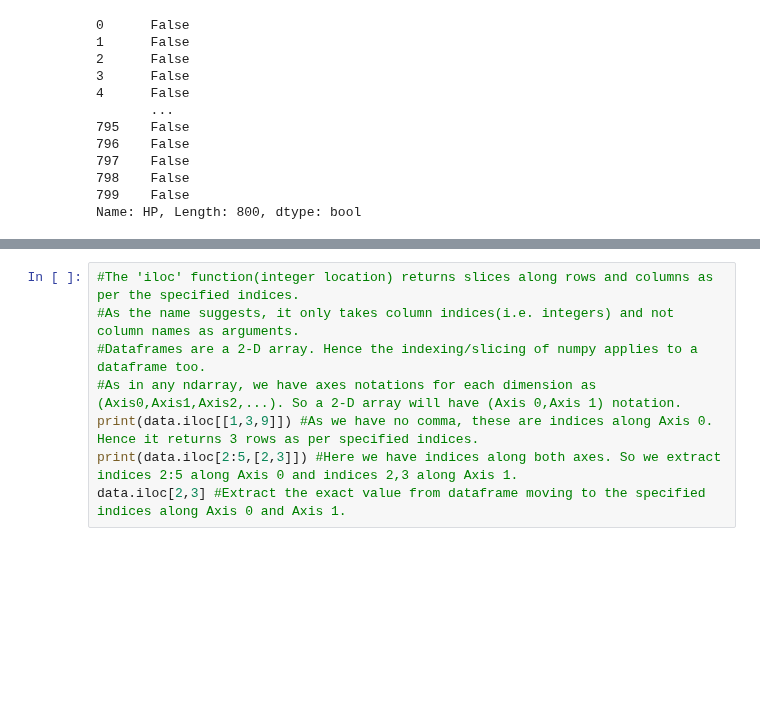
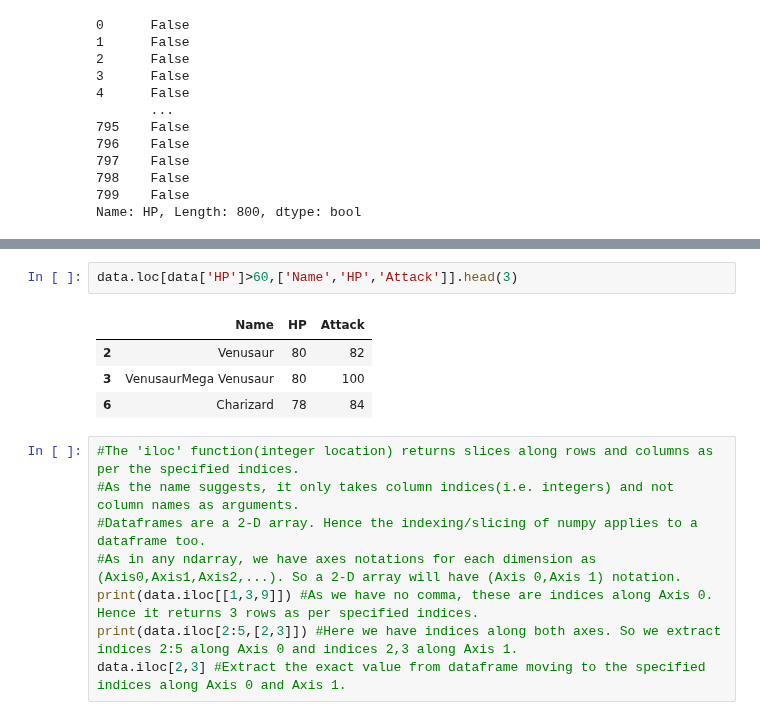
Before and after one commit to Raghav087/Python, a Jupyter notebook: pandas.ipynb, the cells around one changed output, grey strips where cells are left out. Saved outputs shown, nothing was run; the diff lists cells and outputs as text; blank space fills up the shorter version.

```diff
--- a/pandas.ipynb
+++ b/pandas.ipynb
@@ -404,6 +436,13 @@ data[data['HP']>80] #When the boolean mask is applied to dataframe,it returns fi
 | 793 | 717 | Yveltal | Dark | Flying | 126 | 131 | 95 | 131 | 98 | 99 | 6 | ... |
 | 794 | 718 | Zygarde50% Forme | Dragon | Ground | 108 | 100 | 121 | 81 | 95 | 95 | 6 | ... |
 193 rows × 12 columns
+# %%
+data.loc[data['HP']>60,['Name','HP','Attack']].head(3)
+# %% [output]
+|  | Name | HP | Attack |
+| 2 | Venusaur | 80 | 82 |
+| 3 | VenusaurMega Venusaur | 80 | 100 |
+| 6 | Charizard | 78 | 84 |
 # %%
 #The 'iloc' function(integer location) returns slices along rows and columns as per the specified indices.
 #As the name suggests, it only takes column indices(i.e. integers) and not column names as arguments.
```
Also changed, not shown: parts of 18 cells of this notebook, 1 other file.
